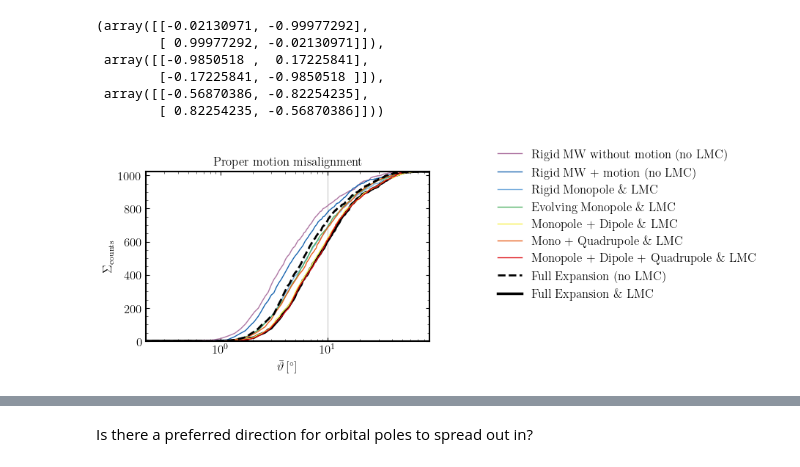
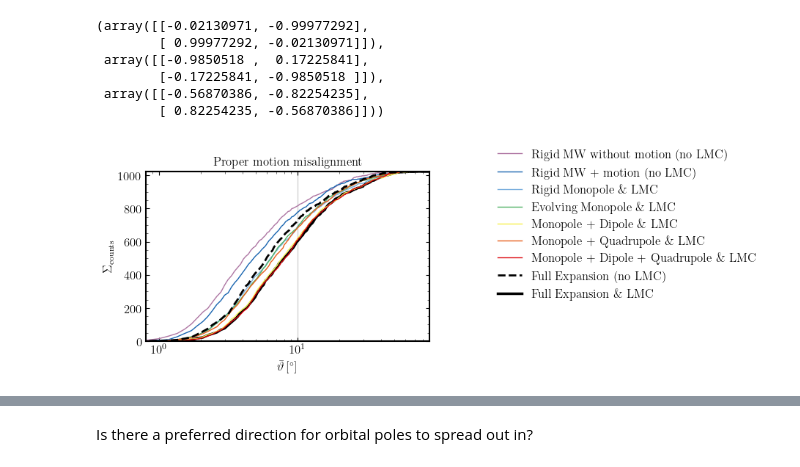
Before and after one commit to dc-broo3/oceanus, a Jupyter notebook: analysis/datamining.ipynb, the cells around one changed output, grey strips where cells are left out. Cells and saved outputs as stored; diff of their text form; code cells hidden in the pictures.

```diff
--- a/analysis/datamining.ipynb
+++ b/analysis/datamining.ipynb
@@ -98,7 +108,7 @@ potentials = list(['rigid-mw.hdf5','static-mw.hdf5', 'rm-MWhalo-full-MWdisc-full
 # potentials = list(['static-mw.hdf5','static-mw.hdf5','rm-MWhalo-full-MWdisc-full-LMC.hdf5'])
 
 labels = list(['Rigid MW without motion (no LMC)', 'Rigid MW + motion (no LMC)', 'Rigid Monopole \& LMC', 'Evolving Monopole \& LMC', \
-               'Monopole + Dipole \& LMC', 'Mono + Quadrupole \& LMC', 'Monopole + Dipole + Quadrupole \& LMC',\
+               'Monopole + Dipole \& LMC', 'Monopole + Quadrupole \& LMC', 'Monopole + Dipole + Quadrupole \& LMC',\
                'Full Expansion (no LMC)', 'Full Expansion \& LMC'])
 # labels = list(['Rigid MW without motion (no LMC)'])
 
@@ -118,35 +128,35 @@ for j in range(len(potentials)):
     # # asymmetry
     # h, bin_edges = np.histogram(np.nanstd(rot_pole[:,1],axis=1), bins=np.linspace(0, 200, 500))
     # bin_mids = (bin_edges[:-1] + bin_edges[1:]) /2
     # if j==8:
     #     plt.plot(bin_mids, np.cumsum(h), lw=2.5, color='k', label=labels[j], zorder=1)
     # elif j==7:
     #     plt.plot(bin_mids, np.cumsum(h), lw=2, ls='dashed', color='k', label=labels[j])
     # else:
     #     plt.plot(bin_mids, np.cumsum(h), lw=1, label=labels[j], zorder=2)
 
     # pm angle
     h, bin_edges = np.histogram(pm_ang, bins=np.linspace(0, 90, 500))
     bin_mids = (bin_edges[:-1] + bin_edges[1:]) /2
     if j==8:
         plt.plot(bin_mids, np.cumsum(h), lw=2.5, color='k', label=labels[j], zorder=1)
     elif j==7:
         plt.plot(bin_mids, np.cumsum(h), lw=2, ls='dashed', color='k', label=labels[j])
     else:
         plt.plot(bin_mids, np.cumsum(h), lw=1, label=labels[j], zorder=2)
 
     plt.vlines(10, 0, 1024, color='lightgrey', ls='solid', lw=.75, zorder=0.5)
 
     # plt.xlabel(r'$\sigma_{b^{\prime},\,{\mathrm{pole}}}[^{\circ}]$')
     plt.xlabel(r'$\bar{\vartheta} \,[^{\circ}]$')
     plt.ylabel(r'$\Sigma_{\mathrm{counts}}$')
-    plt.xlim(0.2,90)
+    plt.xlim(0.8,90)
     plt.xscale('log')
     plt.ylim(0,1024)
     plt.title('Proper motion misalignment')
     plt.legend(frameon=False, ncol=1, fontsize=12, bbox_to_anchor=(1.2,1.2))
 # %% [output]
-[figure, old version]
+[figure, new version]
 # %%
 def plt_1dhists_cumulative(path, plotname, savefig=False):
     fig, ax = plt.subplots(3,3, figsize=(13,9))
```
Also changed, not shown: parts of 6 cells of this notebook, 36 other files.
